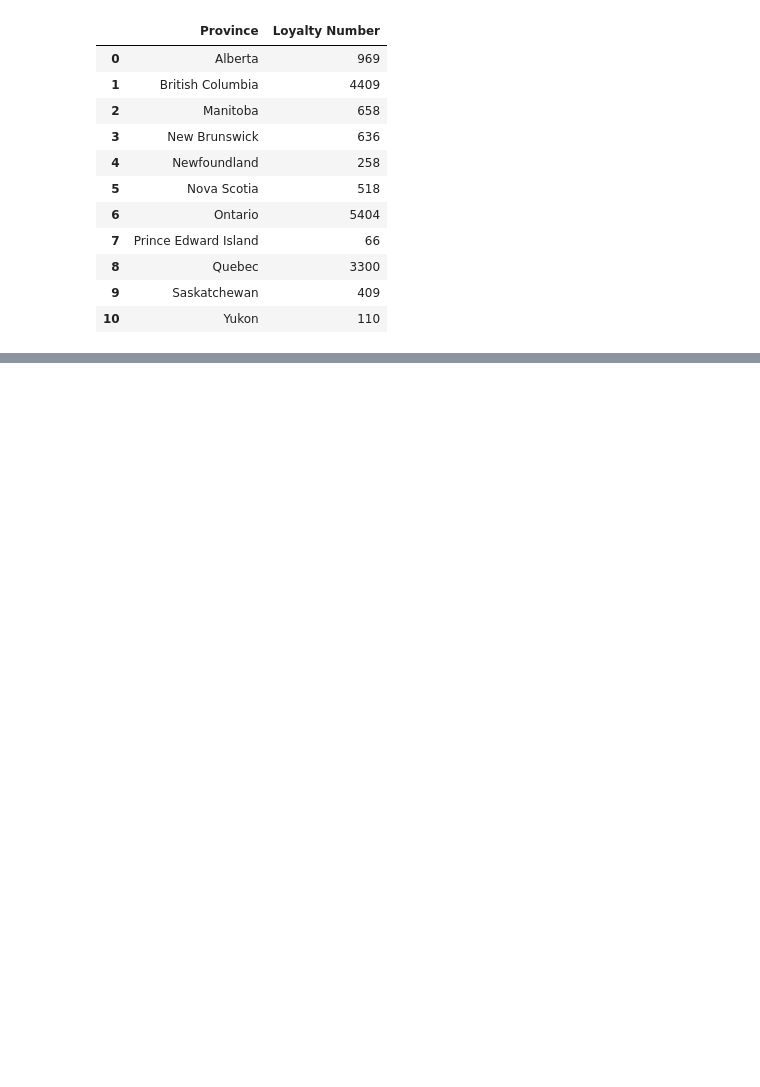
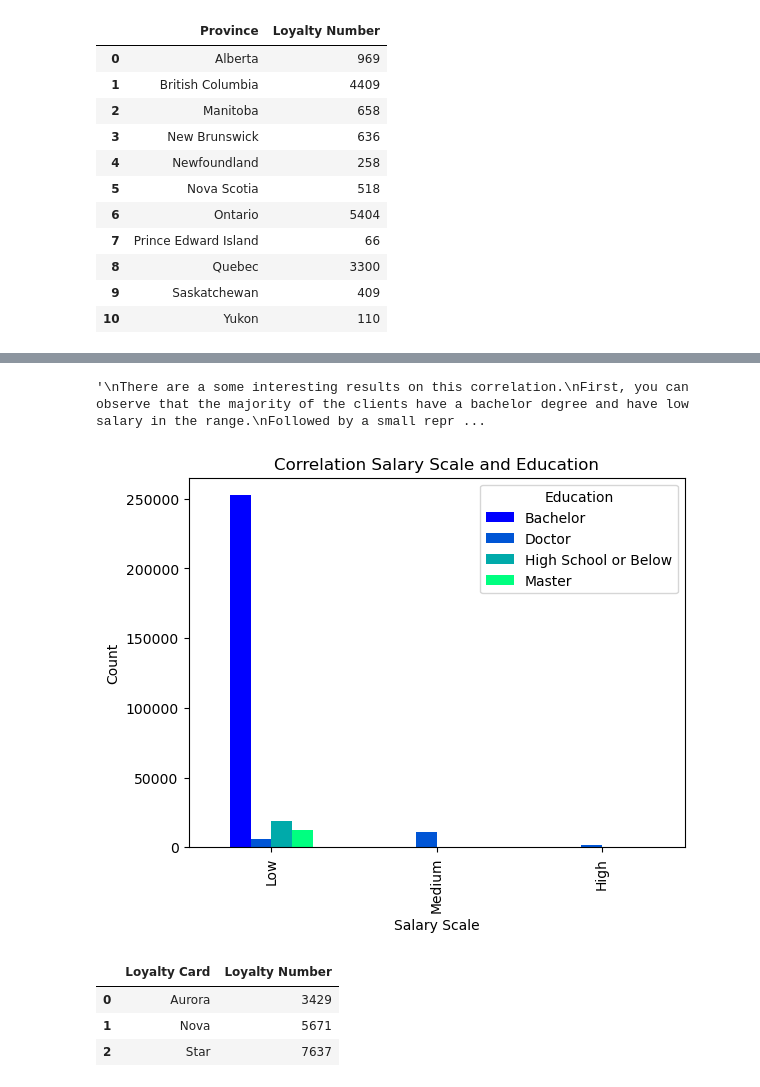
Before and after one commit to Adalab/bda-modulo-3-evaluacion-final-CibiPB, a Jupyter notebook: Notebooks/3. Data Analysis.ipynb, the cells around one changed output, grey strips where cells are left out. Saved outputs shown, nothing was run; the diff lists cells and outputs as text; code cells hidden in the pictures; blank space fills up the shorter version.

```diff
--- a/Notebooks/3. Data Analysis.ipynb
+++ b/Notebooks/3. Data Analysis.ipynb
@@ -110,0 +112,8 @@ Relation that is expected considering they are the most populated provinces(exte
+# %%
+# CORRELATIONN SALARY AND EDUCATION LEVEL FROM CLIENTS/ NOT CONSIDERING NULLS
+
+correctorder = ['Low', 'Medium', 'High']
+df_full['Salary Scale'] = pd.Categorical(df_full['Salary Scale'], categories=correctorder, ordered=True) # ADDED TO CORRECT ORDER BY THE LIST, NOT ALPHABETICALY AS DEFAULT
+
+cross_cate = pd.crosstab(df_full['Salary Scale'], df_full['Education'])
+cross_cate
@@ -110,0 +126,32 @@ Relation that is expected considering they are the most populated provinces(exte
+# %%
+# CORRELATIONN SALARY AND EDUCATION LEVEL FROM CLIENTS
+cross_cate.plot(kind='bar', stacked=False, colormap='winter', )
+
+plt.title('Correlation Salary Scale and Education')
+plt.xlabel('Salary Scale')
+plt.ylabel('Count')
+plt.legend(title='Education')
+
+"""
+First, you can observe that the majority of the clients have a bachelor degree and have low salary in the range.
+Followed by a small representation of other education level in this salary range.
+
+Second, clients with doctor degree are predominant classified as medium salary and high salary range
+
+"""
+# %% [output]
+'\nThere are a some interesting results on this correlation.\nFirst, you can observe that the majority of the clients have a bachelor degree and have low salary in the range.\nFollowed by a small repr ...
+[figure, added]
+# %%
+# PROPORTION OF CLIENTS AND LOYALTY CARDS
+
+#¿Cuál es la proporción de clientes con diferentes tipos de tarjetas de fidelidad?
+
+df_lc_ln = df_full.groupby('Loyalty Card')['Loyalty Number'].nunique().reset_index()
+
+df_lc_ln
+# %% [output]
+|  | Loyalty Card | Loyalty Number |
+| 0 | Aurora | 3429 |
+| 1 | Nova | 5671 |
+| 2 | Star | 7637 |
```
Also changed, not shown: parts of 7 cells of this notebook.
